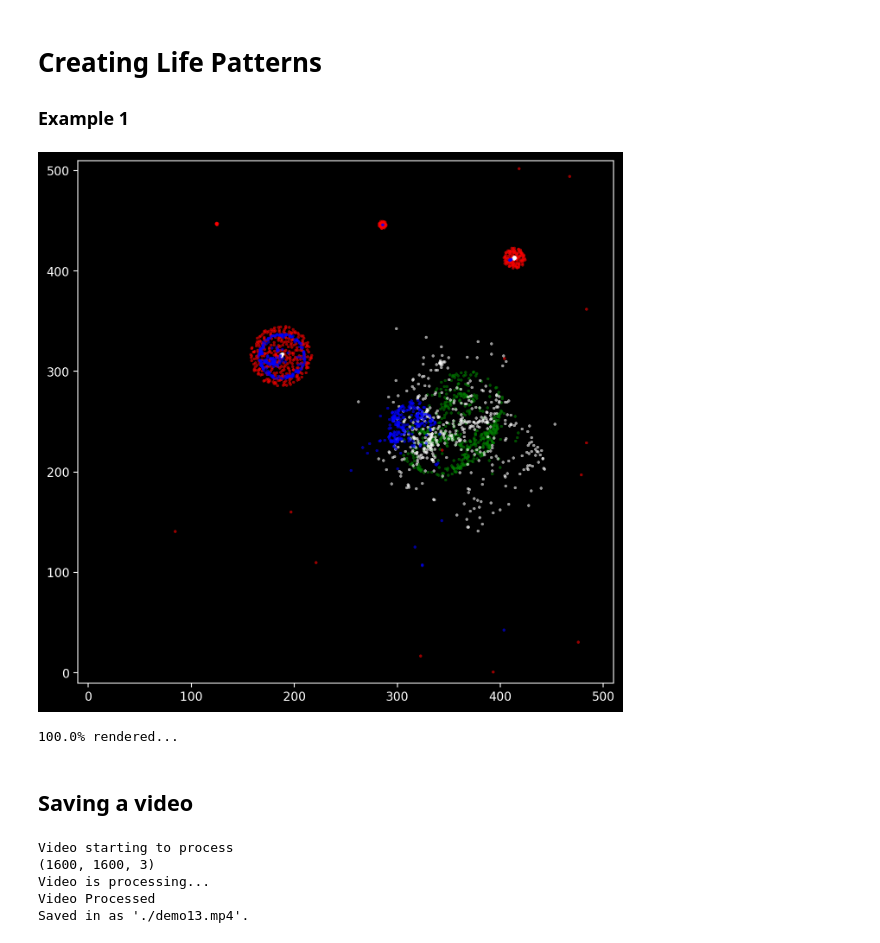
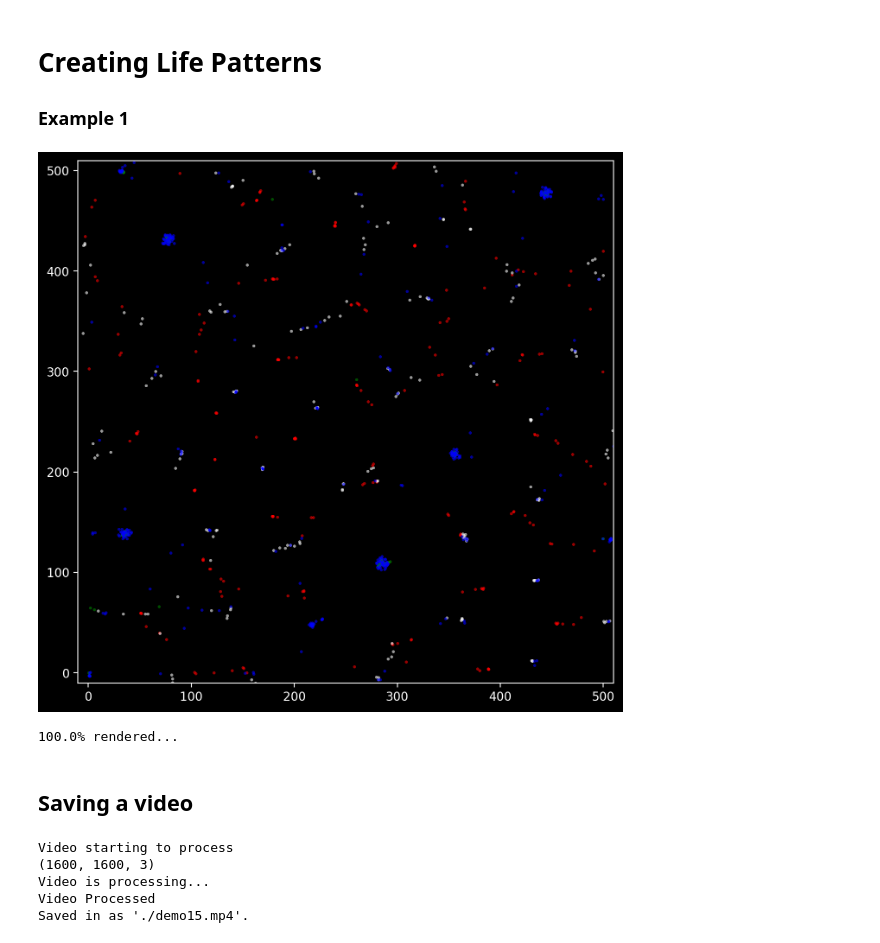
Before and after one commit to iamstarstuff/Life-Simulation, a Jupyter notebook: Rough.ipynb, the cells around one changed output. Cells and saved outputs as stored; diff of their text form; code cells hidden in the pictures.

```diff
--- a/Rough.ipynb
+++ b/Rough.ipynb
@@ -6,3 +6,6 @@ plt.style.use('dark_background')
 from IPython.display import clear_output
 from numba import jit,njit, cuda
 import cv2
+# %%
+for i in range(0,5,1):
+    print(i)
@@ -218,55 +227,56 @@ white = Create(num=500,colour='white',x_limit=x_lim,y_limit=y_lim)
 blue = Create(num=500,colour='blue',x_limit=x_lim,y_limit=y_lim)
 
 # time loop
-time_steps = 960
+time_steps = 1200
 for i in range(time_steps):
     fig, ax = plt.subplots(1,1,figsize=(8,8),dpi=200)
     # plotting the particles
     green.plot(ax)
     red.plot(ax)
     white.plot(ax)
     blue.plot(ax)
-
+    # force = +ve => repulsive force
+    # force = -ve => attractive force
     # applying rules
-    rule(green, red, force=-0.2)
-    rule(green,green,force=-0.5)
+    rule(green, red, force=0.2)
+    rule(green,green,force=0.1)
     rule(green,white,force=-0.10)
     rule(green,blue,force=-0.30)
     #
-    rule(red, green, force = -1)
-    rule(red,red, force=-0.5)
+    rule(red, green, force = 0.1)
+    rule(red,red, force=0.5)
     rule(red, white, force=-0.25)
     rule(red,blue, force=-0.10)
     #
-    rule(white,green,force=-0.4)
-    rule(white,white,force=-0.5)
+    rule(white,green,force=0.4)
+    rule(white,white,force=0.5)
     rule(white,red,force=-0.10)
     rule(white,blue,force=-0.20)
     #
     rule(blue,green,force=-0.20)
     rule(blue,red,force=-0.30)
-    rule(blue,white,force=-0.60)
-    rule(blue,blue,force=-1)
+    rule(blue,white,force=0.60)
+    rule(blue,blue,force=0.5)
 
     # setting x limits (for plotting)
     ax.set_xlim(0-10,x_lim+10)
     ax.set_ylim(0-10,y_lim+10)
 
     # for saving video:
     plt.savefig(f'animation_dump/{i}.png')
     plt.show()
     print(f"{((i+1)/time_steps)*100}% rendered...")
     clear_output(wait=True)
 # %% [output]
-[figure, old version]
+[figure, new version]
 100.0% rendered...
 # %% [markdown]
 ## Saving a video
 # %%
-save_to_video(video_name='./demo13.mp4',image_folder='animation_dump/',fps=10)
+save_to_video(video_name='./demo15.mp4',image_folder='animation_dump/',fps=10)
 # %% [output]
 Video starting to process
 (1600, 1600, 3)
 Video is processing...
 Video Processed
-Saved in as './demo13.mp4'.
+Saved in as './demo15.mp4'.
```
Also changed, not shown: parts of 1 cell of this notebook, 4 other files.
